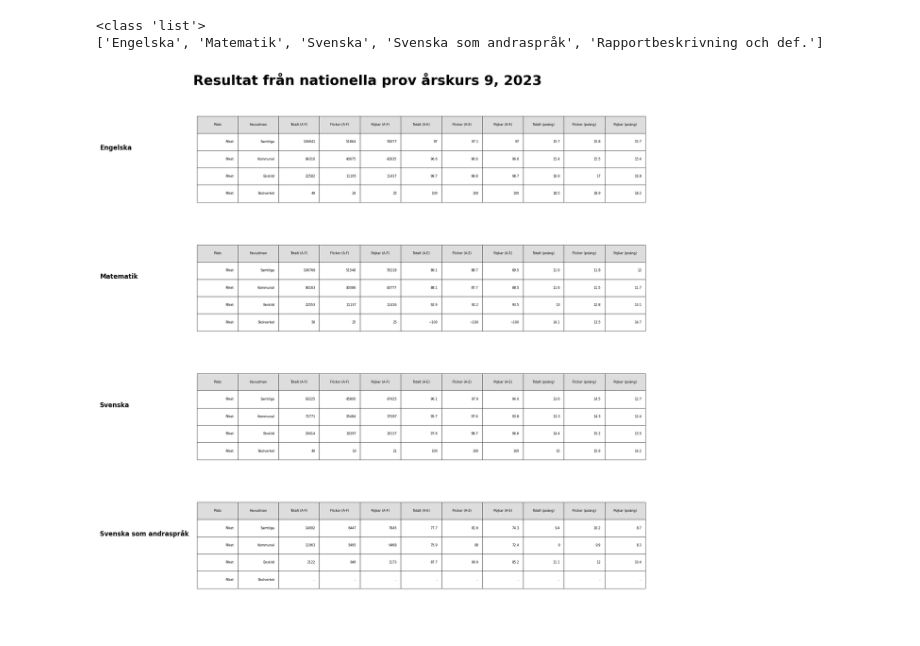
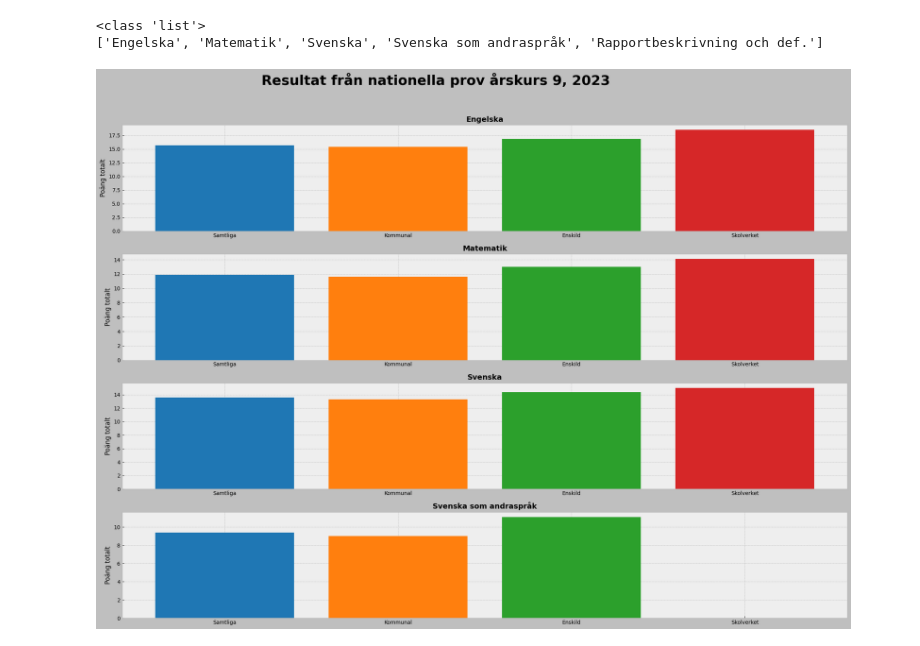
Before and after one commit to Vence85/labb2, a Jupyter notebook: main.ipynb, the cells around one changed output. Drawn from its saved outputs; the diff is of its cells as text; code cells hidden in the pictures.

Commit message:
Switched from table to bar chart in subplots
Initially created a table with all results, but realized it should be a bar chart.
Now implemented subplots with bar charts instead.

```diff
--- a/main.ipynb
+++ b/main.ipynb
@@ -14,8 +15,6 @@ print(excel_file.sheet_names)
 <class 'list'>
 ['Engelska', 'Matematik', 'Svenska', 'Svenska som andraspråk', 'Rapportbeskrivning och def.']
 # %%
-plt.style.use('bmh')
-
 # reading the Excel file and creating a dict with the sheet-name as key and the value as pandas dataframe
 sheets = pd.read_excel("riket2023_åk9_np.xlsx", sheet_name=None, engine="openpyxl", header=None)
 
@@ -36,38 +35,40 @@ for sheet_name, df in sheets.items():
 
     # rename columns from my new_column_names list
     if len(df.columns) == len(new_column_names):
         df.columns = new_column_names
 
     # Saving the updated dict to the old
     sheets[sheet_name] = df
 
     '''
     print to check if everything is correct
     df_engelska = sheets["Engelska"]
     print(df.head())
     print(df_engelska)
     '''
 
-# Number of sheets
+#Number of sheets
 num_sheets = len(sheets)
 fig, axes = plt.subplots(num_sheets -1, 1, figsize=(20, num_sheets * 3)) #creating subplots
 
-plt.suptitle("Resultat från nationella prov årskurs 9, 2023", fontsize=26, fontweight="bold", x = 0.36,y=0.98)
+plt.suptitle("Resultat från nationella prov årskurs 9, 2023", fontsize=26, fontweight="bold", x = 0.45,y=0.98)
 
 header_color = "#DDDDDD"
 # Iterate through every sheet and adding a subplot for each
 for ax, (sheet_name, df) in zip(axes, sheets.items()):
+    df = df[["Huvudman", "Totalt (poäng)"]].dropna() #Extract necessary columns
 
-    ax.axis("off")
-    table = ax.table(cellText=df.values, colLabels=df.columns, loc="center",colColours=[header_color] * len(df.columns), bbox = [0.13, 0.3, 0.6, 0.7])  # Visa de första 10 raderna
+    df["Totalt (poäng)"] = pd.to_numeric(df["Totalt (poäng)"], errors="coerce") #Take column 'Totalt (poäng)', change all the datatypes to numeric. If it cant do it, set it to NaN
 
-    for cell in table.get_celld().values():
-        cell.set_text_props(size=24)
+    ax.bar(df["Huvudman"], df["Totalt (poäng)"], color=["#1f77b4", "#ff7f0e", "#2ca02c", "#d62728"] )
 
-    ax.set_title(sheet_name, fontsize=12, fontweight = "bold", y=0.70, loc = "left")
+    ax.set_title(sheet_name, fontsize = 14, fontweight = "bold")
+    ax.set_ylabel("Poäng totalt")
+    ax.spines
 
+plt.savefig("Visualiseringar/resultat_nationella_prov_2023_stapeldiagram.png", dpi=300, bbox_inches="tight")
 
 plt.tight_layout(rect=(0, 0, 1, 0.95))
 plt.show()
 # %% [output]
-[figure, old version]
+[figure, new version]
```
Also changed, not shown: parts of 1 cell of this notebook, 3 other files.
